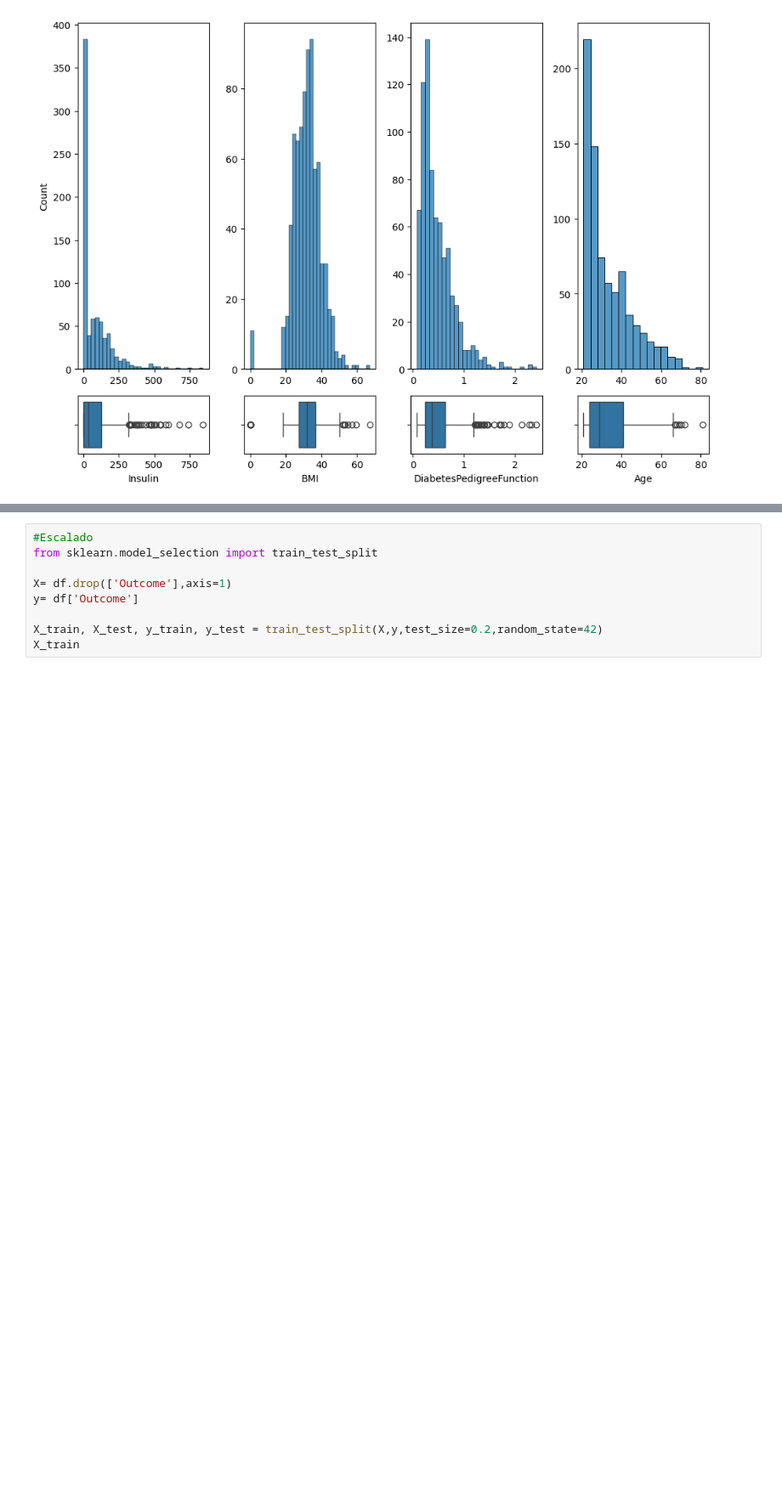
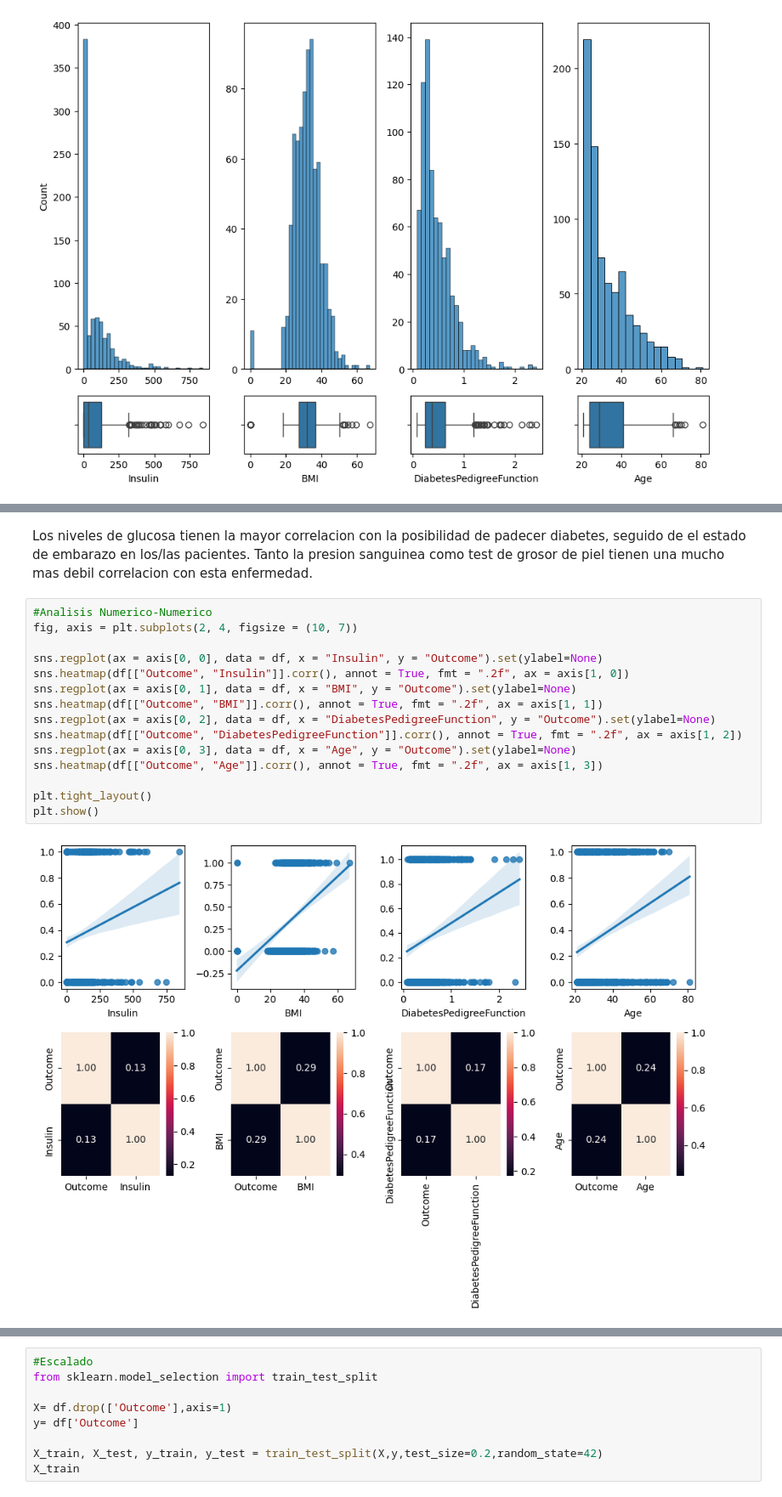
Before and after one commit to 4GeeksAcademy/Arbol_de_decisiones, a Jupyter notebook: src/explore.ipynb, the cells around one changed output, grey strips where cells are left out. Shown at 85% size. Drawn from its saved outputs; the diff is of its cells as text; blank space fills up the shorter version.

```diff
--- a/src/explore.ipynb
+++ b/src/explore.ipynb
@@ -87,0 +95,19 @@ plt.show()
+# %% [markdown]
+Los niveles de glucosa tienen la mayor correlacion con la posibilidad de padecer diabetes, seguido de el estado de embarazo en los/las pacientes. Tanto la presion sanguinea como test de grosor de piel tienen una mucho mas debil correlacion con esta enfermedad.
+# %%
+#Analisis Numerico-Numerico
+fig, axis = plt.subplots(2, 4, figsize = (10, 7))
+
+sns.regplot(ax = axis[0, 0], data = df, x = "Insulin", y = "Outcome").set(ylabel=None)
+sns.heatmap(df[["Outcome", "Insulin"]].corr(), annot = True, fmt = ".2f", ax = axis[1, 0])
+sns.regplot(ax = axis[0, 1], data = df, x = "BMI", y = "Outcome").set(ylabel=None)
+sns.heatmap(df[["Outcome", "BMI"]].corr(), annot = True, fmt = ".2f", ax = axis[1, 1])
+sns.regplot(ax = axis[0, 2], data = df, x = "DiabetesPedigreeFunction", y = "Outcome").set(ylabel=None)
+sns.heatmap(df[["Outcome", "DiabetesPedigreeFunction"]].corr(), annot = True, fmt = ".2f", ax = axis[1, 2])
+sns.regplot(ax = axis[0, 3], data = df, x = "Age", y = "Outcome").set(ylabel=None)
+sns.heatmap(df[["Outcome", "Age"]].corr(), annot = True, fmt = ".2f", ax = axis[1, 3])
+
+plt.tight_layout()
+plt.show()
+# %% [output]
+[figure, added]
```
Also changed, not shown: parts of 11 cells of this notebook.
